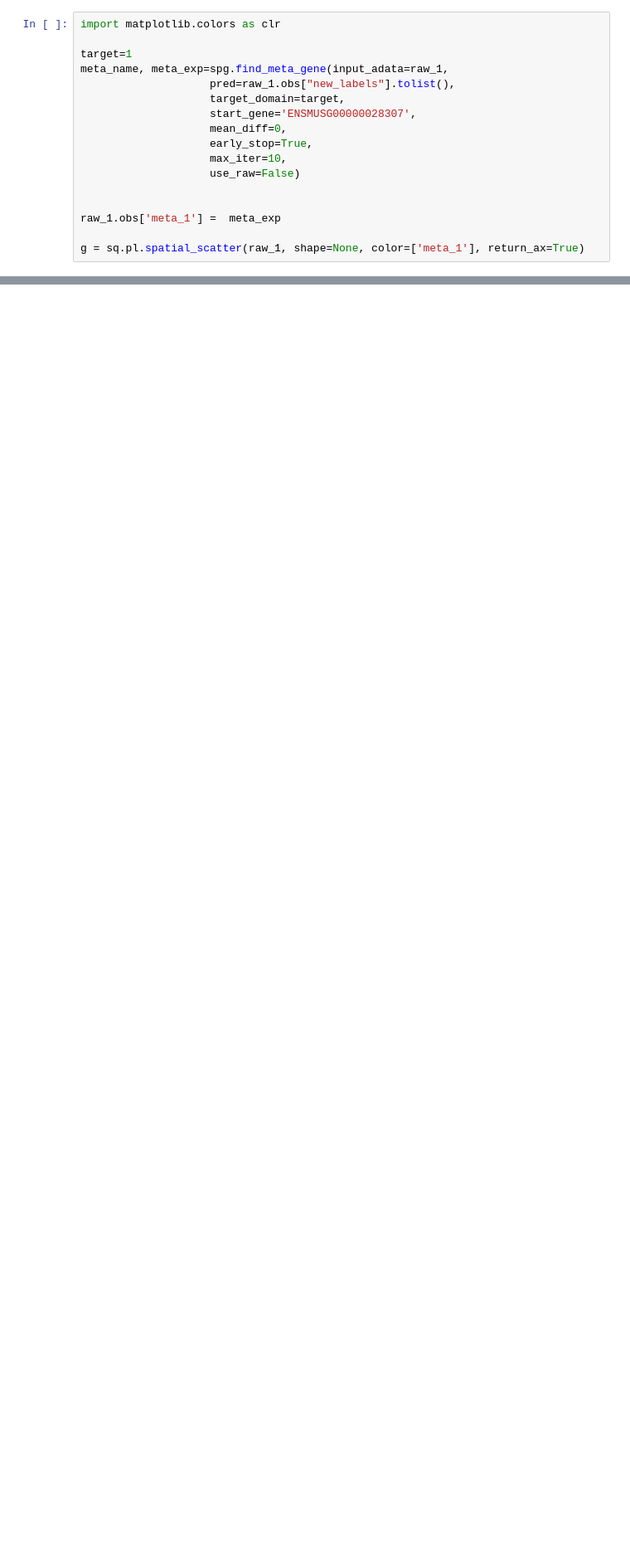
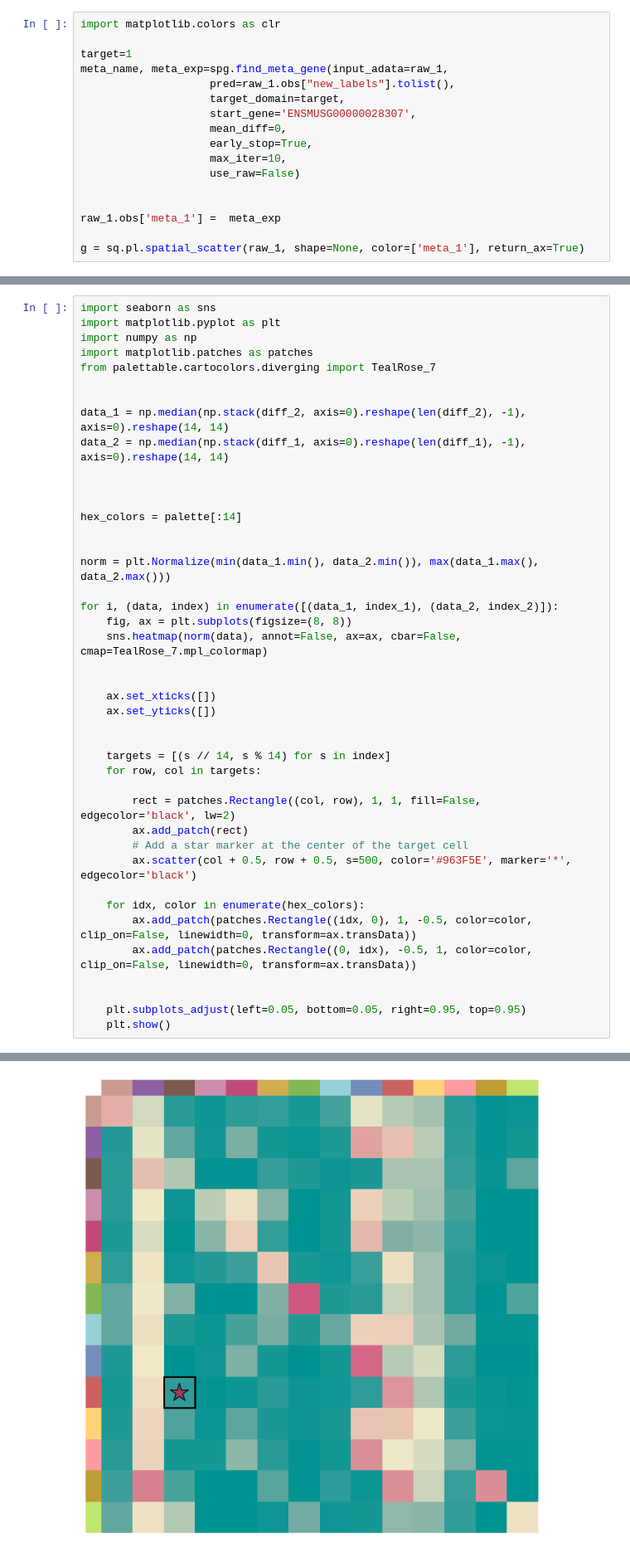
Before and after one commit to C0nc/TAICHI, a Jupyter notebook: Tutorial_real_data.ipynb, the cells around one changed output, grey strips where cells are left out. Shown at 83% size. Cells and saved outputs as stored; diff of their text form; blank space fills up the shorter version.

```diff
--- a/Tutorial_real_data.ipynb
+++ b/Tutorial_real_data.ipynb
@@ -268,0 +1352,43 @@ g = sq.pl.spatial_scatter(raw_1, shape=None, color=['meta_1'], return_ax=True)
+# %%
+import seaborn as sns
+import matplotlib.pyplot as plt
+import numpy as np
+import matplotlib.patches as patches
+from palettable.cartocolors.diverging import TealRose_7
+
+
+data_1 = np.median(np.stack(diff_2, axis=0).reshape(len(diff_2), -1), axis=0).reshape(14, 14)
+data_2 = np.median(np.stack(diff_1, axis=0).reshape(len(diff_1), -1), axis=0).reshape(14, 14)
+
+
+
+hex_colors = palette[:14]
+
+
+norm = plt.Normalize(min(data_1.min(), data_2.min()), max(data_1.max(), data_2.max()))
+
+for i, (data, index) in enumerate([(data_1, index_1), (data_2, index_2)]):
+    fig, ax = plt.subplots(figsize=(8, 8))
+    sns.heatmap(norm(data), annot=False, ax=ax, cbar=False, cmap=TealRose_7.mpl_colormap)
+
+
+    ax.set_xticks([])
+    ax.set_yticks([])
+
+
+    targets = [(s // 14, s % 14) for s in index]
+    for row, col in targets:
+
+        rect = patches.Rectangle((col, row), 1, 1, fill=False, edgecolor='black', lw=2)
+        ax.add_patch(rect)
+        # Add a star marker at the center of the target cell
+        ax.scatter(col + 0.5, row + 0.5, s=500, color='#963F5E', marker='*', edgecolor='black')
+
+    for idx, color in enumerate(hex_colors):
+        ax.add_patch(patches.Rectangle((idx, 0), 1, -0.5, color=color, clip_on=False, linewidth=0, transform=ax.transData))
+        ax.add_patch(patches.Rectangle((0, idx), -0.5, 1, color=color, clip_on=False, linewidth=0, transform=ax.transData))
+
+
+    plt.subplots_adjust(left=0.05, bottom=0.05, right=0.95, top=0.95)
+    plt.show()
+# %% [output]
@@ -268,0 +1412 @@ g = sq.pl.spatial_scatter(raw_1, shape=None, color=['meta_1'], return_ax=True)
+[figure, added]
```
Also changed, not shown: parts of 24 cells of this notebook, 3 other files.
